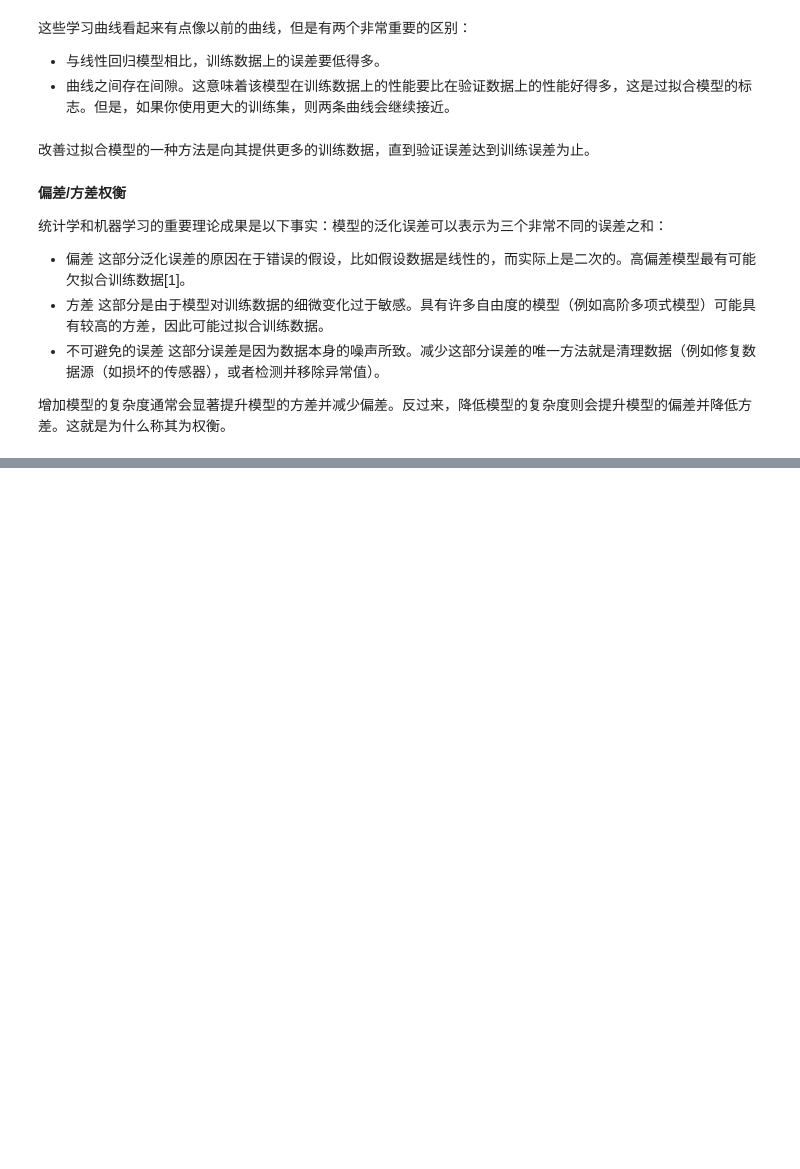
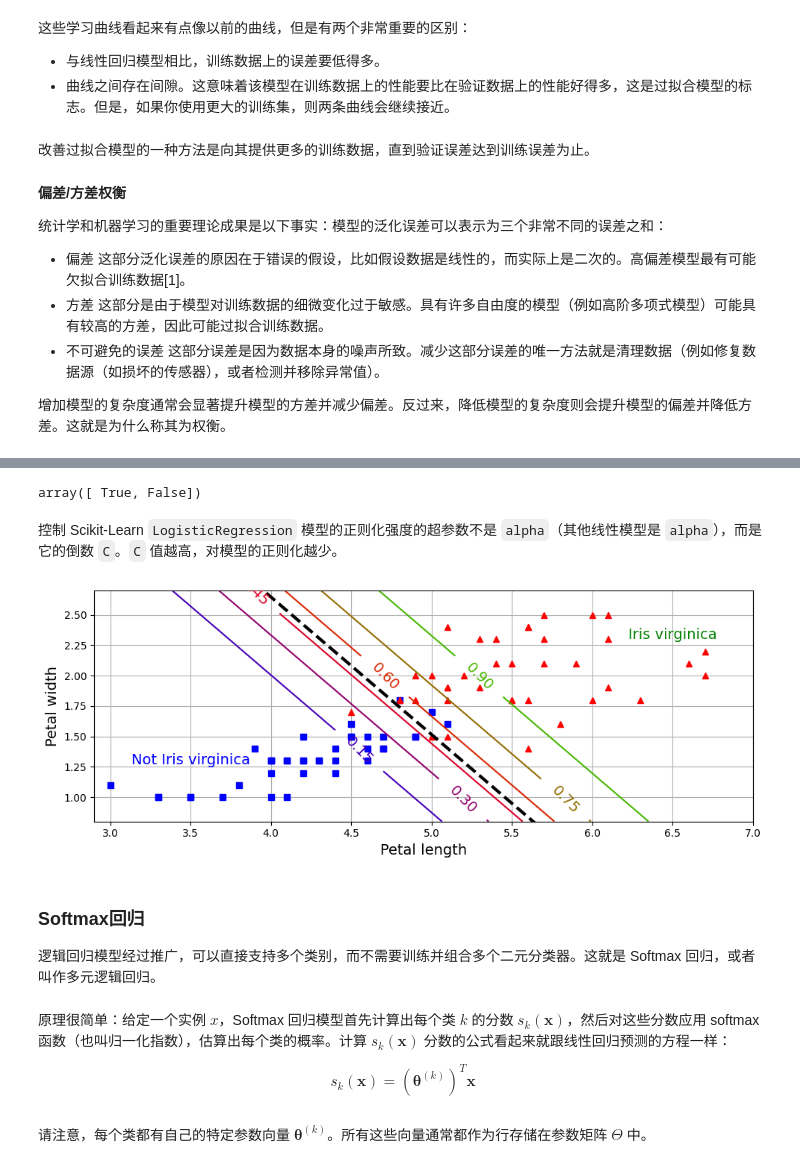
Before and after one commit to JPL-JUNO/Machine-Learning, a Jupyter notebook: HOML/code/04_training_linear_models.ipynb, the cells around one changed output, grey strips where cells are left out. Saved outputs shown, nothing was run; the diff lists cells and outputs as text; code cells hidden in the pictures; blank space fills up the shorter version.

```diff
--- a/HOML/code/04_training_linear_models.ipynb
+++ b/HOML/code/04_training_linear_models.ipynb
@@ -220,0 +368,52 @@ plt.show()
+# %%
+log_reg.predict([[1.7], [1.5]])
+# %% [output]
+array([ True, False])
+# %% [markdown]
+控制 Scikit-Learn `LogisticRegression` 模型的正则化强度的超参数不是 `alpha`（其他线性模型是 `alpha`），而是它的倒数 `C`。`C` 值越高，对模型的正则化越少。
+# %%
+X = iris.data[["petal length (cm)", "petal width (cm)"]].values
+y = iris.target_names[iris.target] == "virginica"
+X_train, X_test, y_train, y_test = train_test_split(X, y, random_state=42)
+
+log_reg = LogisticRegression(C=2, random_state=42)
+log_reg.fit(X_train, y_train)
+
+x0, x1 = np.meshgrid(
+    np.linspace(2.9, 7, 500).reshape(-1, 1), np.linspace(0.8, 2.7, 200).reshape(-1, 1)
+)
+X_new = np.c_[x0.ravel(), x1.ravel()]
+y_proba = log_reg.predict_proba(X_new)
+# assert x0.shape == x1.shape
+zz = y_proba[:, 1].reshape(x0.shape)
+
+left_right = np.array([2.9, 7])
+boundary = -(
+    (log_reg.coef_[0, 0] * left_right + log_reg.intercept_[0]) / log_reg.coef_[0, 1]
+)
+
+plt.figure(figsize=(10, 4))
+plt.plot(X_train[y_train == 0, 0], X_train[y_train == 0, 1], "bs")
+plt.plot(X_train[y_train == 1, 0], X_train[y_train == 1, 1], "r^")
+contour = plt.contour(x0, x1, zz, cmap=plt.cm.brg)
+plt.clabel(contour, inline=1)
+plt.plot(left_right, boundary, "k--", linewidth=3)
+plt.text(3.5, 1.27, "Not Iris virginica", color="b", ha="center")
+plt.text(6.5, 2.3, "Iris virginica", color="g", ha="center")
+plt.xlabel("Petal length")
+plt.ylabel("Petal width")
+plt.axis([2.9, 7, 0.8, 2.7])
+plt.grid()
+save_fig("logistic_regression_contour_plot")
+plt.show()
+# %% [output]
+[figure, added]
+# %% [markdown]
+### Softmax回归
+逻辑回归模型经过推广，可以直接支持多个类别，而不需要训练并组合多个二元分类器。这就是 Softmax 回归，或者叫作多元逻辑回归。
+# %% [markdown]
+原理很简单：给定一个实例 $x$，Softmax 回归模型首先计算出每个类 $k$ 的分数 $s_k(\bm{x})$，然后对这些分数应用 softmax 函数（也叫归一化指数），估算出每个类的概率。计算 $s_k(\bm{x})$ 分数的公式看起来就跟线性回归预测的方程一样：
+
+$$s_k(\bm{x})=\left(\bm{\theta}^{(k)}\right)^T\bm{x}$$
+# %% [markdown]
+请注意，每个类都有自己的特定参数向量 $\bm{\theta}^{(k)}$。所有这些向量通常都作为行存储在参数矩阵 $\Theta$ 中。
```
Also changed, not shown: parts of 23 cells of this notebook, 5 other files.
